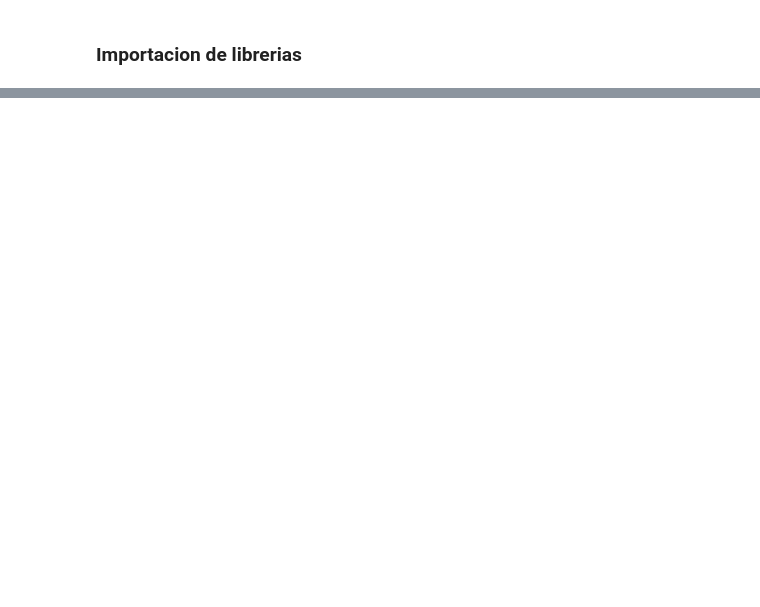
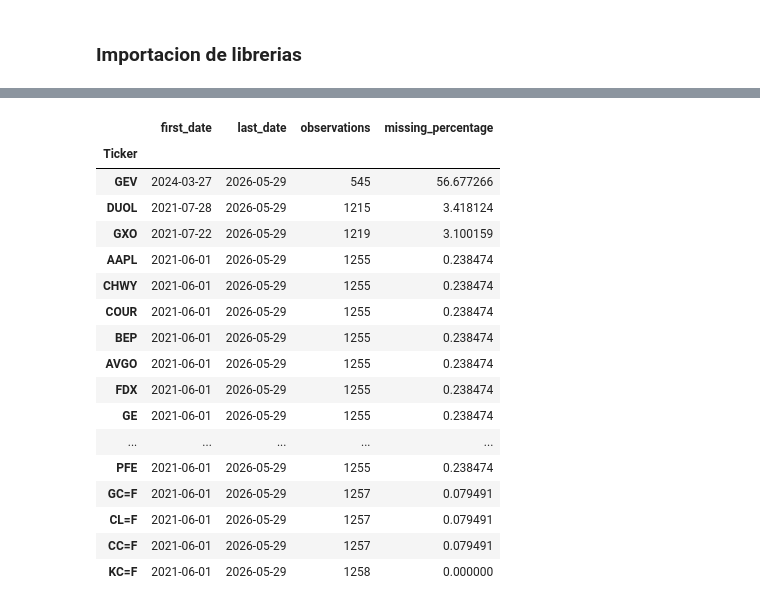
Before and after one commit to Nicosuarezso/portfolio-optimization, a Jupyter notebook: notebooks/01_data_acquisition.ipynb, the cells around one changed output, grey strips where cells are left out. Drawn from its saved outputs; the diff is of its cells as text; code cells hidden in the pictures; blank space fills up the shorter version.

```diff
--- a/notebooks/01_data_acquisition.ipynb
+++ b/notebooks/01_data_acquisition.ipynb
@@ -37,0 +139,15 @@ DATA_PATH = "../data/raw/"
+# %%
+# Close Prices
+
+close_prices = prices["Close"].copy()
+# %%
+# Missing Values (%)
+
+missing_percentage = (
+    close_prices.isna()
+    .mean()
+    .mul(100)
+    .sort_values(ascending=False)
+)
+
+missing_percentage
@@ -37,0 +219,4 @@ DATA_PATH = "../data/raw/"
+# %%
+first_valid_date = close_prices.apply(lambda column: column.first_valid_index())
+
+first_valid_date
@@ -37,0 +241,4 @@ DATA_PATH = "../data/raw/"
+# %%
+last_valid_date = close_prices.apply(lambda column: column.last_valid_index())
+
+last_valid_date
@@ -37,0 +263,30 @@ DATA_PATH = "../data/raw/"
+# %%
+# Data Quality Summary
+
+data_quality = pd.DataFrame({
+    "first_date": first_valid_date,
+    "last_date": last_valid_date,
+    "observations": close_prices.count(),
+    "missing_percentage": missing_percentage
+})
+
+data_quality.sort_values("missing_percentage", ascending=False)
+# %% [output]
+|  | first_date | last_date | observations | missing_percentage |
+| Ticker |  |  |  |  |
+| GEV | 2024-03-27 | 2026-05-29 | 545 | 56.677266 |
+| DUOL | 2021-07-28 | 2026-05-29 | 1215 | 3.418124 |
+| GXO | 2021-07-22 | 2026-05-29 | 1219 | 3.100159 |
+| AAPL | 2021-06-01 | 2026-05-29 | 1255 | 0.238474 |
+| CHWY | 2021-06-01 | 2026-05-29 | 1255 | 0.238474 |
+| COUR | 2021-06-01 | 2026-05-29 | 1255 | 0.238474 |
+| BEP | 2021-06-01 | 2026-05-29 | 1255 | 0.238474 |
+| AVGO | 2021-06-01 | 2026-05-29 | 1255 | 0.238474 |
+| FDX | 2021-06-01 | 2026-05-29 | 1255 | 0.238474 |
+| GE | 2021-06-01 | 2026-05-29 | 1255 | 0.238474 |
+| ... | ... | ... | ... | ... |
+| PFE | 2021-06-01 | 2026-05-29 | 1255 | 0.238474 |
+| GC=F | 2021-06-01 | 2026-05-29 | 1257 | 0.079491 |
+| CL=F | 2021-06-01 | 2026-05-29 | 1257 | 0.079491 |
+| CC=F | 2021-06-01 | 2026-05-29 | 1257 | 0.079491 |
+| KC=F | 2021-06-01 | 2026-05-29 | 1258 | 0.000000 |
```
Also changed, not shown: parts of 29 cells of this notebook, 4 other files.
